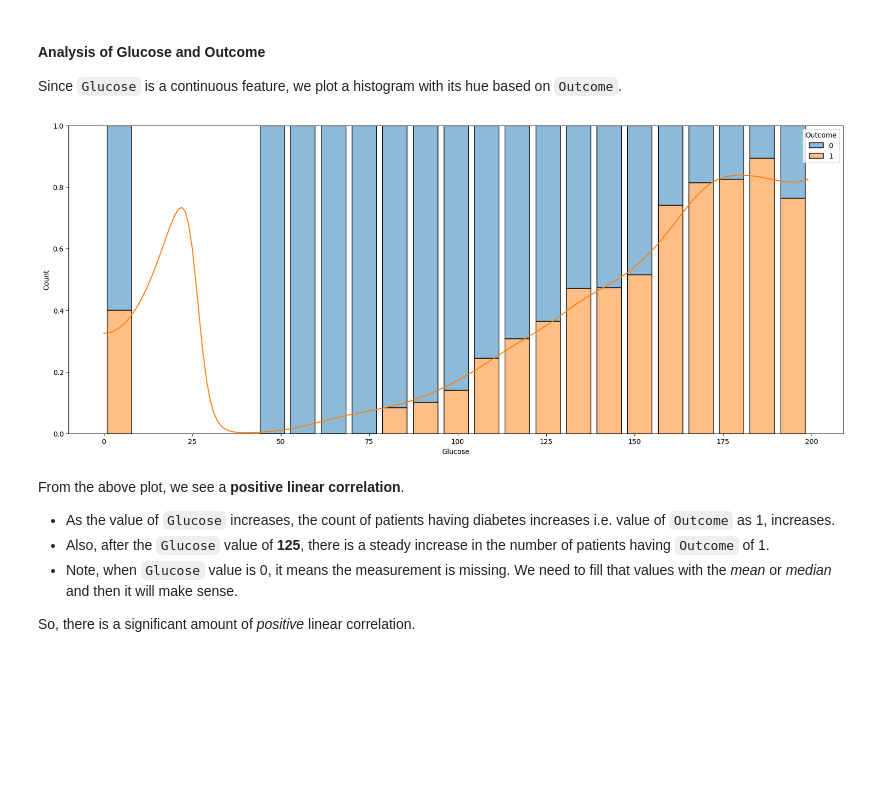
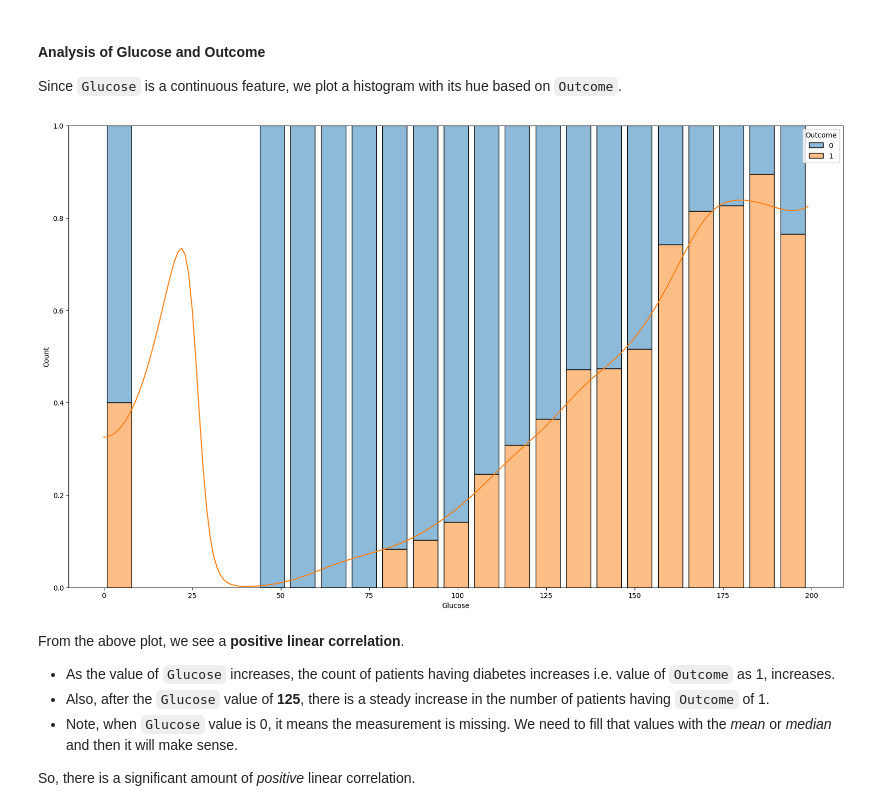
Before and after one commit to Brafamous/Diabetes-Prediction, a Jupyter notebook: EDA and Preproessing.ipynb, the cells around one changed output. Saved outputs shown, nothing was run; the diff lists cells and outputs as text; code cells hidden in the pictures; blank space fills up the shorter version.

```diff
--- a/EDA and Preproessing.ipynb
+++ b/EDA and Preproessing.ipynb
@@ -358,12 +358,12 @@ We again observe that:
 
 Since `Glucose` is a continuous feature, we plot a histogram with its hue based on `Outcome`.
 # %%
-fig15, ax15 = plt.subplots(figsize=(20, 8))
+fig15, ax15 = plt.subplots(figsize=(20, 12))
 
 sns.histplot(data=df, x="Glucose", hue="Outcome", shrink=0.8, multiple="fill", kde=True, ax=ax15)
 plt.show()
 # %% [output]
-[figure, old version]
+[figure, new version]
 # %% [markdown]
 From the above plot, we see a **positive linear correlation**.
 
```
Also changed, not shown: 9 other files.
